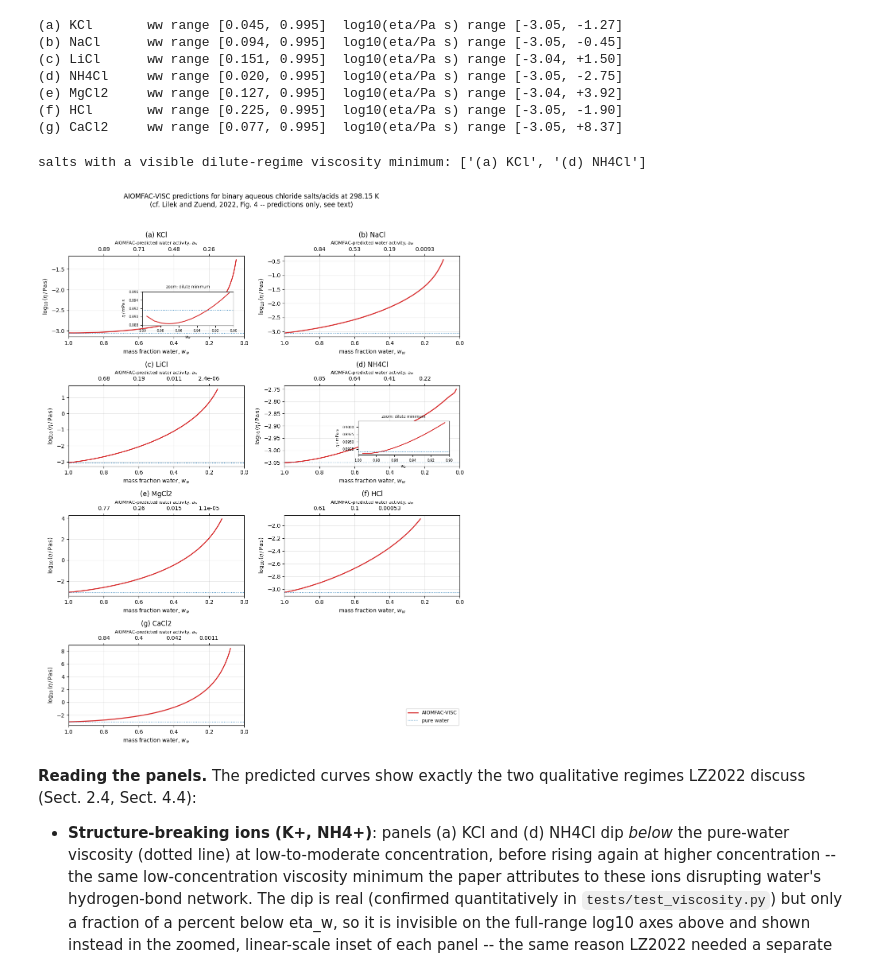
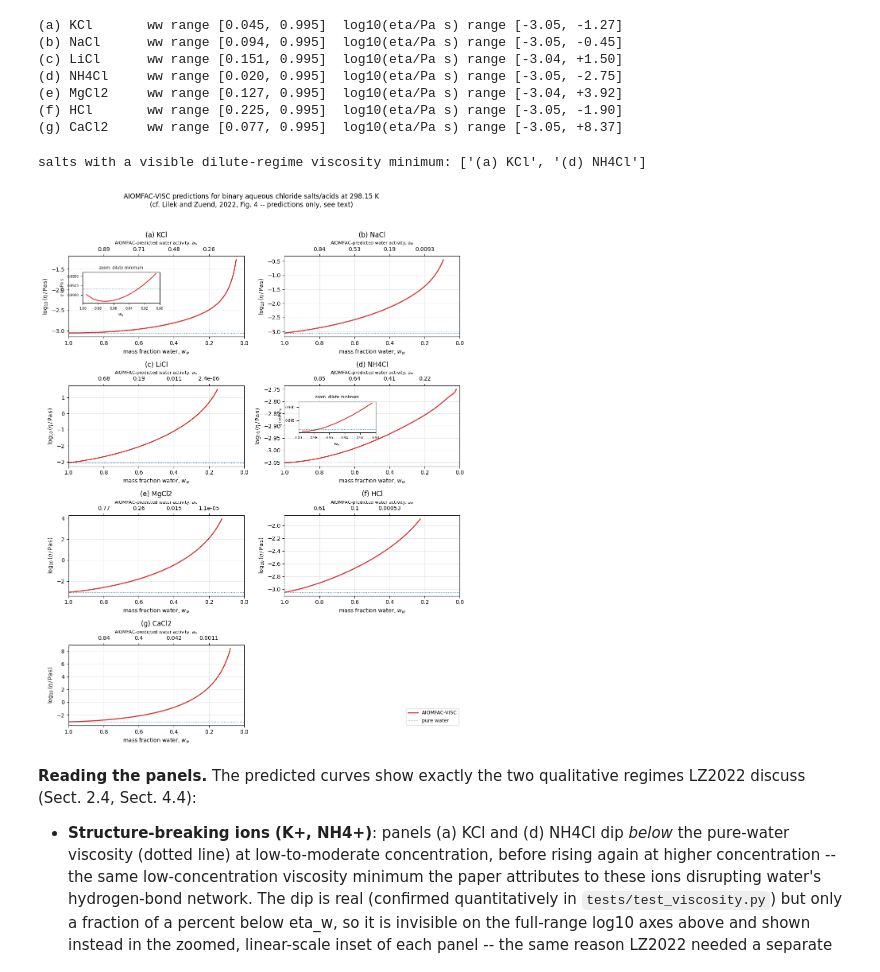
Before and after one commit to SeoulTechPSE/aiomfac-python, a Jupyter notebook: notebooks/05_lilek_zuend2022_viscosity.ipynb, the cells around one changed output. Drawn from its saved outputs; the diff is of its cells as text; code cells hidden in the pictures.

```diff
--- a/notebooks/05_lilek_zuend2022_viscosity.ipynb
+++ b/notebooks/05_lilek_zuend2022_viscosity.ipynb
@@ -165,35 +165,35 @@ for ax, label in zip(axes, chloride_salts):
     ax_top.set_xlim(ax.get_xlim())
     tick_ww = np.array([t for t in ax.get_xticks() if ww.min() <= t <= ww.max()])
     if len(tick_ww):
         tick_aw = np.interp(tick_ww, ww[::-1], aw[::-1])
         ax_top.set_xticks(tick_ww)
         ax_top.set_xticklabels([f"{a:.2g}" for a in tick_aw])
     ax_top.set_xlabel(r"AIOMFAC-predicted water activity, $a_w$", fontsize=8)
 
     # Zoomed, linear-scale inset of the dilute branch for structure-breaking salts: the dip is real
     # (confirmed in tests/test_viscosity.py) but only a ~0.1-0.5% deviation from eta_w, invisible on the
     # log10/full-range axes above -- exactly why LZ2022 itself needed a separate zoomed figure (their Fig. 2).
     if label in dip_salts:
-        axins = ax.inset_axes([0.42, 0.14, 0.52, 0.42])
+        axins = ax.inset_axes([0.08, 0.42, 0.44, 0.38])
         dilute = ww >= 0.90
         axins.plot(ww[dilute], eta[dilute] * 1e3, "-", color="C3", lw=1.5)
         axins.axhline(eta_w_298 * 1e3, ls=":", color="C0", lw=1)
         axins.set_xlim(1.0, 0.90)
         axins.set_xlabel(r"$w_w$", fontsize=7)
         axins.set_ylabel(r"$\eta$ / mPa s", fontsize=7)
         axins.tick_params(labelsize=6)
         axins.set_title("zoom: dilute minimum", fontsize=7)
 
 axes[-1].axis("off")
 handles, labels_ = axes[0].get_legend_handles_labels()
 fig.legend(handles, labels_, loc="lower right", bbox_to_anchor=(0.98, 0.04), fontsize=9)
 fig.suptitle("AIOMFAC-VISC predictions for binary aqueous chloride salts/acids at 298.15 K\n"
              "(cf. Lilek and Zuend, 2022, Fig. 4 -- predictions only, see text)", y=1.0)
 fig.tight_layout(rect=(0, 0, 1, 0.98))
 plt.show()
 # %% [output]
 salts with a visible dilute-regime viscosity minimum: ['(a) KCl', '(d) NH4Cl']
-[figure, old version]
+[figure, new version]
 # %% [markdown]
 **Reading the panels.** The predicted curves show exactly the two qualitative regimes LZ2022 discuss
 (Sect. 2.4, Sect. 4.4):
```
Also changed, not shown: parts of 1 cell of this notebook.
